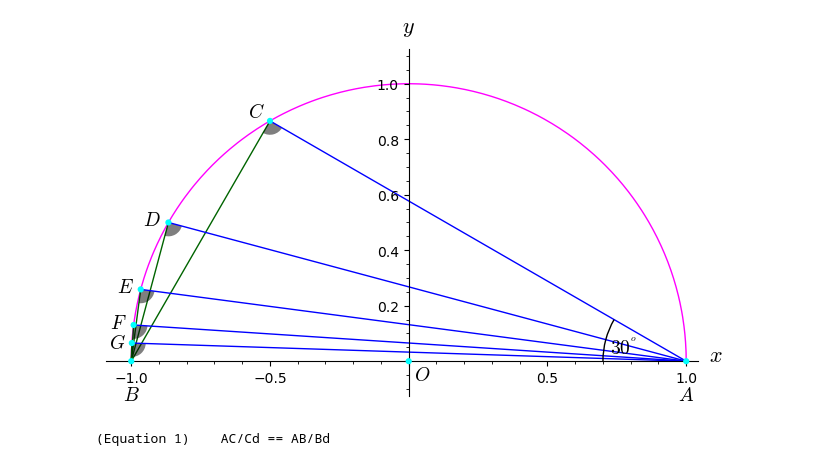
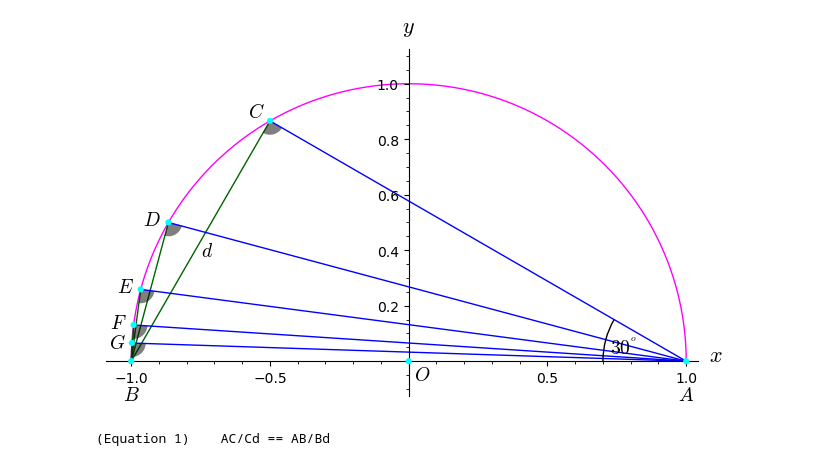
Before and after one commit to circleconstantpi/archimedes, a Jupyter notebook: Jupyter_Notebooks/QuickNDirty/eq_inner_polygon.ipynb, the cells around one changed output. Drawn from its saved outputs; the diff is of its cells as text; code cells hidden in the pictures.

```diff
--- a/Jupyter_Notebooks/QuickNDirty/eq_inner_polygon.ipynb
+++ b/Jupyter_Notebooks/QuickNDirty/eq_inner_polygon.ipynb
@@ -98,35 +98,35 @@ p = plot(sqrt(r^2 - x^2),(x,-1, 1), thickness=1.0, color='magenta', xmin=-1.1, x
          ymin=-0.1, ymax=1.1, axes_labels=['$x$','$y$'], zorder=0, aspect_ratio=1)
 # Add hyphotenuse, edges and points.
 alpha = 30
 for i in range(0,5):
     rad = deg2rad(alpha)
     d0, h0 = loc[i][0], loc[i][1]
     p += plot(-x*tan(rad)+tan(rad),(x,-d0,1), color='blue', zorder=1)
     p += line([(-1.0, 0.0), (-d0, h0)], color='darkgreen', zorder=0)
     p += point((-d0,h0), color='cyan', pointsize=20, zorder=3)
     alpha /= 2
 # Add labeling.
 label = {'$O$': (0.05, -0.05), '$B$': (-1.0, -0.12), '$A$': (1.0, -0.12),
          '$C$': (-0.55, 0.90), '$D$': (-0.925, 0.51), '$E$': (-1.02, 0.27),
-         '$F$': (-1.045, 0.14), '$G$': (-1.05, 0.065)}
+         '$F$': (-1.045, 0.14), '$G$': (-1.05, 0.065), '$d$': (-0.725, 0.4)}
 for char, posi in label.items():
     p += text(char, posi, fontsize=14, color='black', zorder=2)
 # Add points.
 p += point(((-1,0), (0,0), (1,0)), color='cyan', pointsize=20, zorder=3)
 # Add marker for the right angle.
 for i in range(0,5):
     rad = deg2rad(alpha)
     d0, h0 = loc[i][0], loc[i][1]
     p += disk((-d0, h0), 0.05, (ang[i][0],-ang[i][1]), color='black', alpha=0.5, zorder=0)
 # Add angle.
 p += arc((1.0, 0.0), 0.30, r2=None, sector=(pi,5*pi/6), thickness=1, linestyle='solid', color='black', zorder=4)
 p += text('$30^{^o}$', (0.775,0.05), fontsize=14, color='black', zorder=4)
 # Draw the graph.
 p.plot()
 # Save the grap as SVG file.
 #p.save('archimedes_figure4.svg')
 # %% [output]
-[figure, old version]
+[figure, new version]
 # %%
 # Define the variables. Keep in Mind, that AB (diameter of the circle) is a constant.
 var('AC Cd AB Bd')
```
